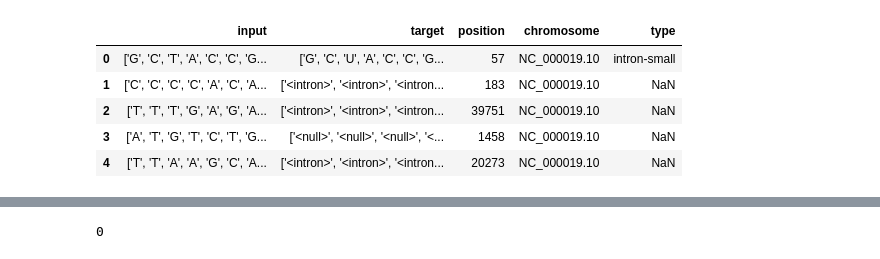
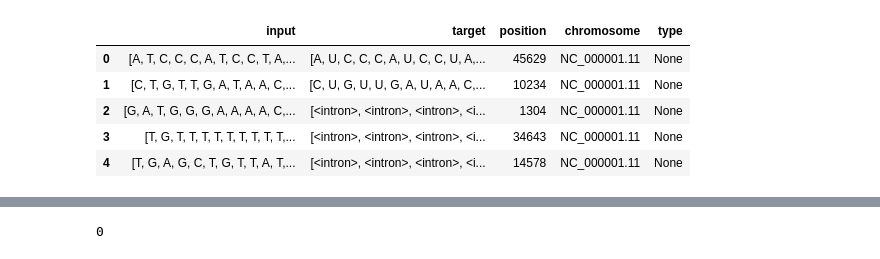
Before and after one commit to DataAndDeadlifts/main, a Jupyter notebook: nbs/04 training.transcription.train.ipynb, the cells around one changed output, grey strips where cells are left out. Cells and saved outputs as stored; diff of their text form; code cells hidden in the pictures.

```diff
--- a/nbs/04 training.transcription.train.ipynb
+++ b/nbs/04 training.transcription.train.ipynb
@@ -53,15 +55,16 @@ training_index.head()
-# %%
-#| hide
-# Get vocab
-training_data = pd.read_csv(transcription_data_path / "training_data.csv", nrows=10)
-training_data.head()
-# %% [output]
-|  | input | target | position | chromosome | type |
-| 0 | ['G', 'C', 'T', 'A', 'C', 'C', 'G... | ['G', 'C', 'U', 'A', 'C', 'C', 'G... | 57 | NC_000019.10 | intron-small |
-| 1 | ['C', 'C', 'C', 'C', 'A', 'C', 'A... | ['<intron>', '<intron>', '<intron... | 183 | NC_000019.10 | NaN |
-| 2 | ['T', 'T', 'T', 'G', 'A', 'G', 'A... | ['<intron>', '<intron>', '<intron... | 39751 | NC_000019.10 | NaN |
-| 3 | ['A', 'T', 'G', 'T', 'C', 'T', 'G... | ['<null>', '<null>', '<null>', '<... | 1458 | NC_000019.10 | NaN |
-| 4 | ['T', 'T', 'A', 'A', 'G', 'C', 'A... | ['<intron>', '<intron>', '<intron... | 20273 | NC_000019.10 | NaN |
+# %%
+#| hide
+# Get vocab
+training_sequences = list(sequences_data_path.glob("*.parquet"))
+example_training_sequences = pd.read_parquet(training_sequences[0])
+example_training_sequences.head()
+# %% [output]
+|  | input | target | position | chromosome | type |
+| 0 | [A, T, C, C, C, A, T, C, C, T, A,... | [A, U, C, C, C, A, U, C, C, U, A,... | 45629 | NC_000001.11 | None |
+| 1 | [C, T, G, T, T, G, A, T, A, A, C,... | [C, U, G, U, U, G, A, U, A, A, C,... | 10234 | NC_000001.11 | None |
+| 2 | [G, A, T, G, G, G, A, A, A, A, C,... | [<intron>, <intron>, <intron>, <i... | 1304 | NC_000001.11 | None |
+| 3 | [T, G, T, T, T, T, T, T, T, T, T,... | [<intron>, <intron>, <intron>, <i... | 34643 | NC_000001.11 | None |
+| 4 | [T, G, A, G, C, T, G, T, T, A, T,... | [<intron>, <intron>, <intron>, <i... | 14578 | NC_000001.11 | None |
 # %%
 #| export
 def list_string_to_list(l: str, sep=", ") -> list[str]:
```
Also changed, not shown: parts of 8 cells of this notebook, 3 other files.
